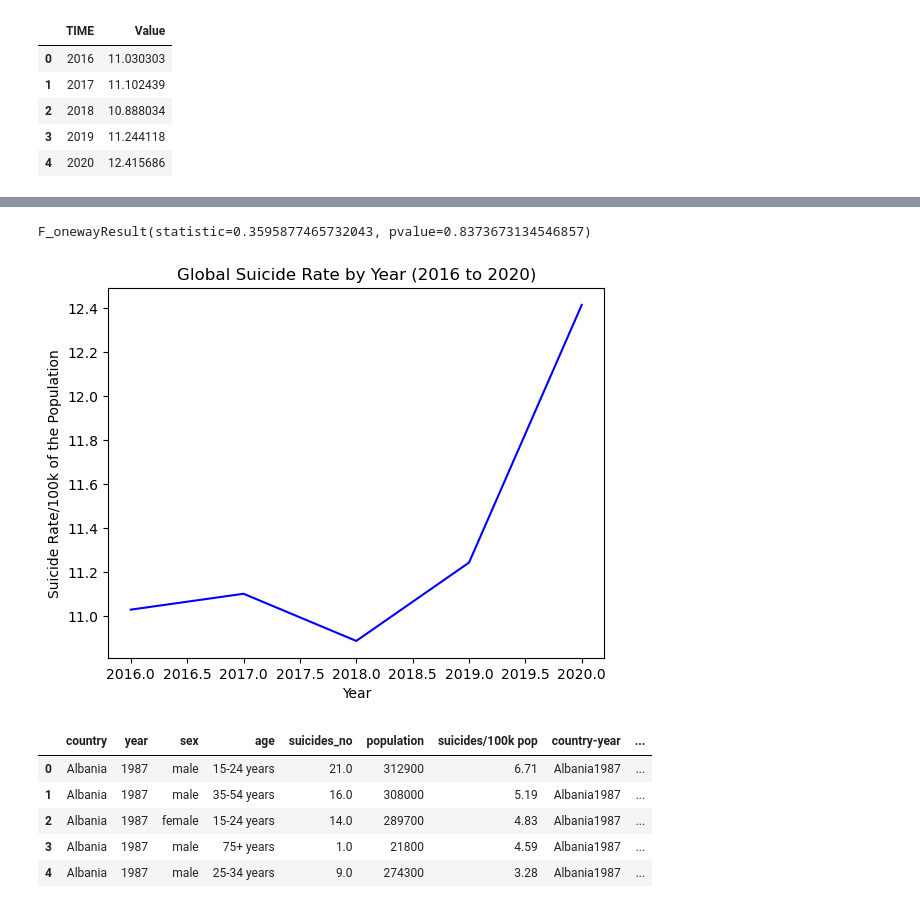
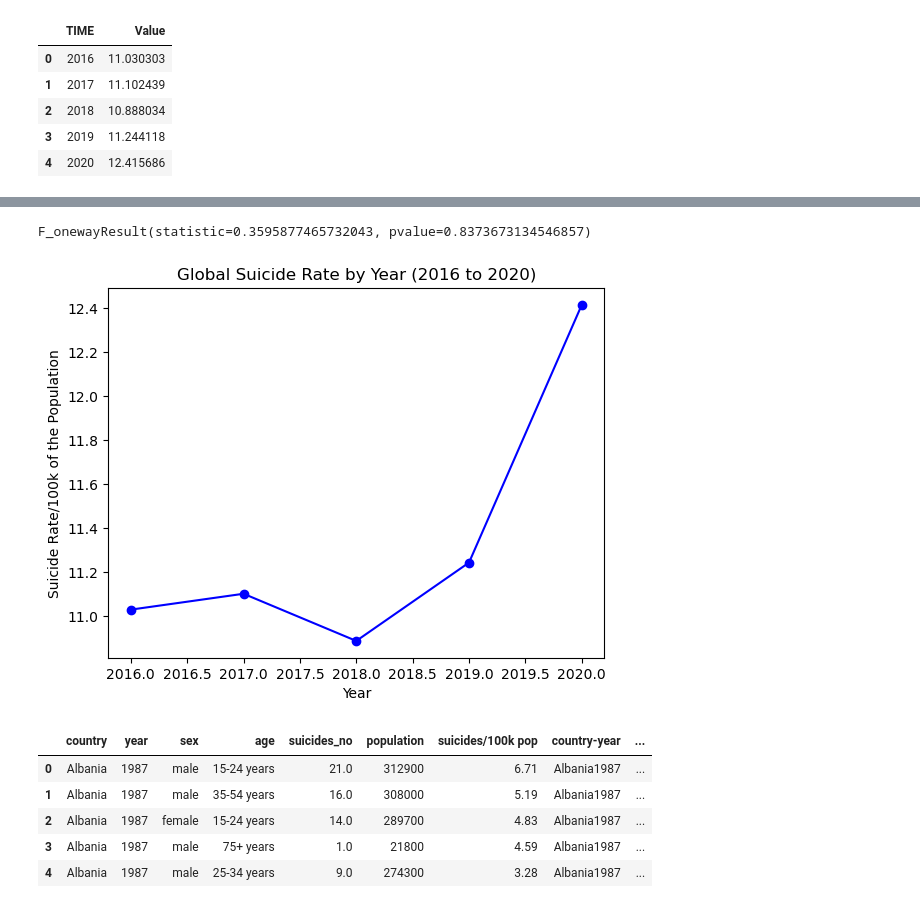
Before and after one commit to BirundhaVaratharajan/Project-1, a Jupyter notebook: Covid_on_Suicidalrate_Proj_1.ipynb, the cells around one changed output, grey strips where cells are left out. Drawn from its saved outputs; the diff is of its cells as text; code cells hidden in the pictures.

```diff
--- a/Covid_on_Suicidalrate_Proj_1.ipynb
+++ b/Covid_on_Suicidalrate_Proj_1.ipynb
@@ -117,21 +118,21 @@ plot
 # %%
 
 
-plt.plot(group_by_df, color = "b")
+plt.plot(group_by_df, marker="o", color = "b")
 plt.xlabel("Year")
 plt.ylabel("Suicide Rate/100k of the Population")
 plt.title("Global Suicide Rate by Year (2016 to 2020)")
 
 group0 = narrow_1[narrow_1["TIME"] == 2016]["Value"]
 group1 = narrow_1[narrow_1["TIME"] == 2017]["Value"]
 group2 = narrow_1[narrow_1["TIME"] == 2018]["Value"]
 group3 = narrow_1[narrow_1["TIME"] == 2019]["Value"]
 group4 = narrow_1[narrow_1["TIME"] == 2020]["Value"]
 plt.savefig("Output/Fig2.png")
 stats.f_oneway(group0, group1, group2, group3, group4)
 # %% [output]
 F_onewayResult(statistic=0.3595877465732043, pvalue=0.8373673134546857)
-[figure, old version]
+[figure, new version]
 # %%
 master.head()
 # %% [output]
```
Also changed, not shown: parts of 9 cells of this notebook, 6 other files.
